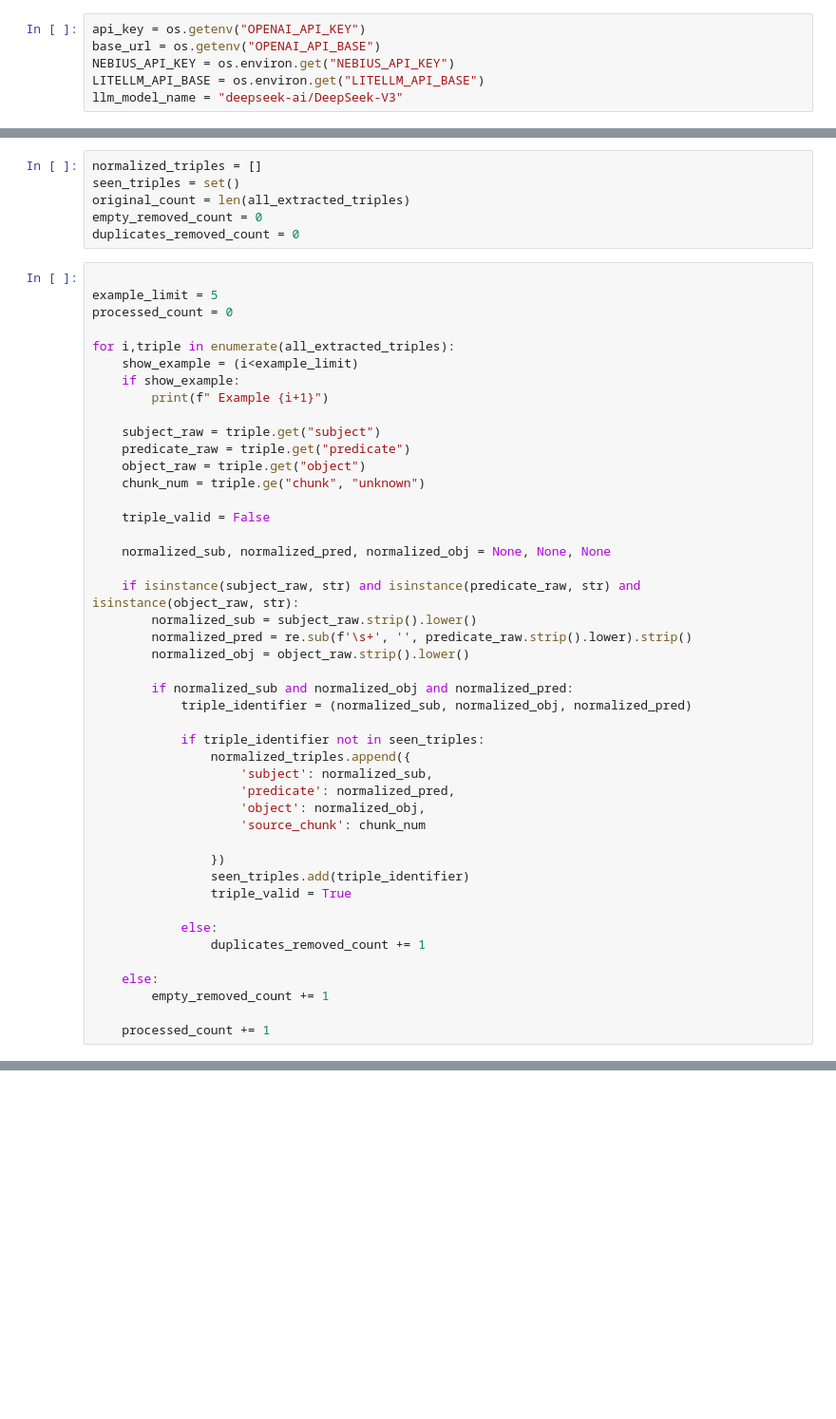
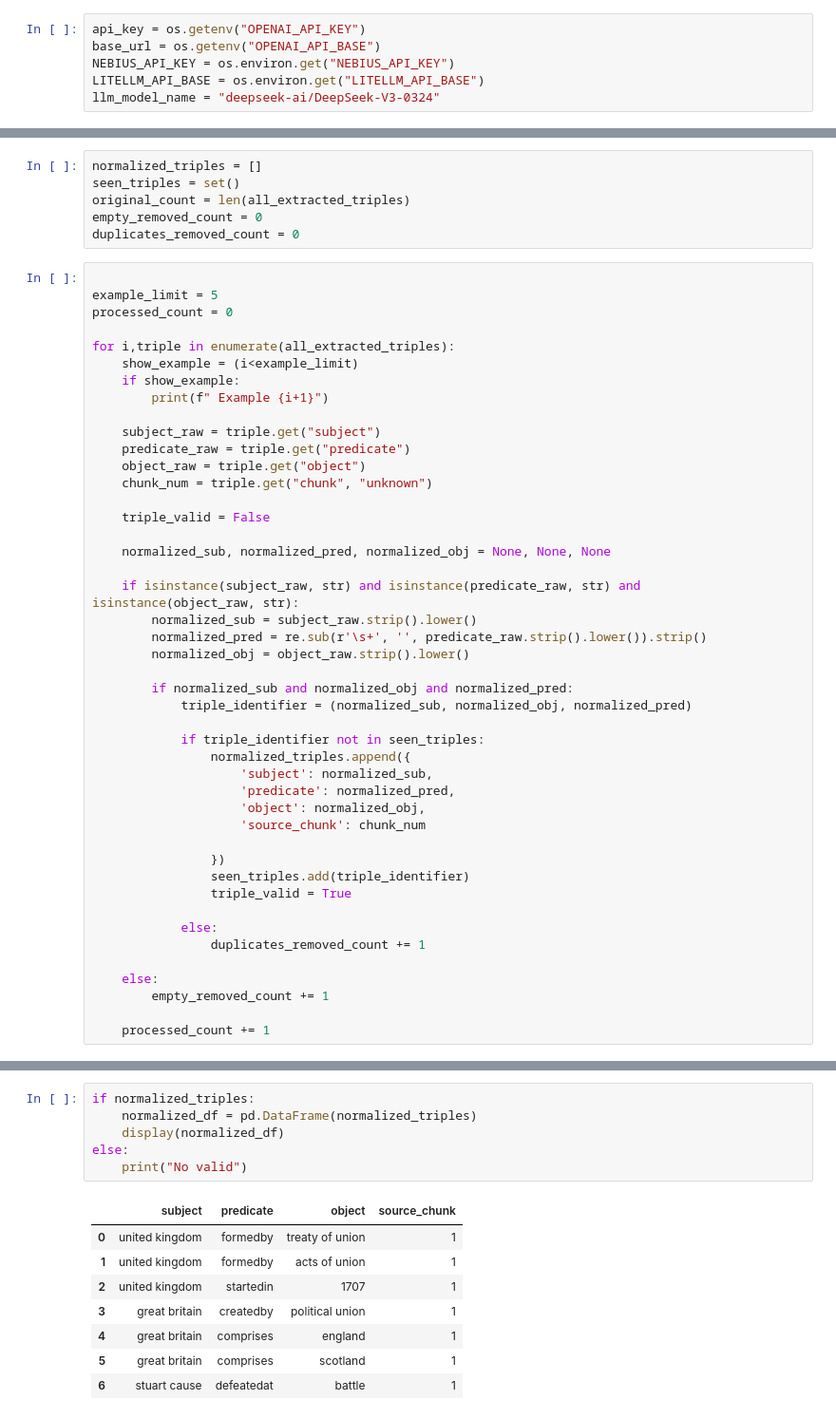
Before and after one commit to Hamzakhan001/knowledge-graph-pipeline-llm, a Jupyter notebook: knowledge_graph.ipynb, the cells around one changed output, grey strips where cells are left out. Shown at 95% size. Cells and saved outputs as stored; diff of their text form; blank space fills up the shorter version.

```diff
--- a/knowledge_graph.ipynb
+++ b/knowledge_graph.ipynb
@@ -19,7 +19,7 @@ api_key = os.getenv("OPENAI_API_KEY")
 base_url = os.getenv("OPENAI_API_BASE")
 NEBIUS_API_KEY = os.environ.get("NEBIUS_API_KEY")
 LITELLM_API_BASE = os.environ.get("LITELLM_API_BASE")
-llm_model_name = "deepseek-ai/DeepSeek-V3"
+llm_model_name = "deepseek-ai/DeepSeek-V3-0324"
 # %%
 load_dotenv()
 
@@ -291,7 +311,7 @@ for i,triple in enumerate(all_extracted_triples):
     subject_raw = triple.get("subject")
     predicate_raw = triple.get("predicate")
     object_raw = triple.get("object")
-    chunk_num = triple.ge("chunk", "unknown")
+    chunk_num = triple.get("chunk", "unknown")
 
     triple_valid = False
 
@@ -299,7 +319,7 @@ for i,triple in enumerate(all_extracted_triples):
 
     if isinstance(subject_raw, str) and isinstance(predicate_raw, str) and isinstance(object_raw, str):
         normalized_sub = subject_raw.strip().lower()
-        normalized_pred = re.sub(f'\s+', '', predicate_raw.strip().lower).strip()
+        normalized_pred = re.sub(r'\s+', '', predicate_raw.strip().lower()).strip()
         normalized_obj = object_raw.strip().lower()
 
         if normalized_sub and normalized_obj and normalized_pred:
@@ -325,0 +352,15 @@ for i,triple in enumerate(all_extracted_triples):
+# %%
+if normalized_triples:
+    normalized_df = pd.DataFrame(normalized_triples)
+    display(normalized_df)
+else:
+    print("No valid")
+# %% [output]
+|  | subject | predicate | object | source_chunk |
+| 0 | united kingdom | formedby | treaty of union | 1 |
+| 1 | united kingdom | formedby | acts of union | 1 |
+| 2 | united kingdom | startedin | 1707 | 1 |
+| 3 | great britain | createdby | political union | 1 |
+| 4 | great britain | comprises | england | 1 |
+| 5 | great britain | comprises | scotland | 1 |
+| 6 | stuart cause | defeatedat | battle | 1 |
```
Also changed, not shown: parts of 7 cells of this notebook.
